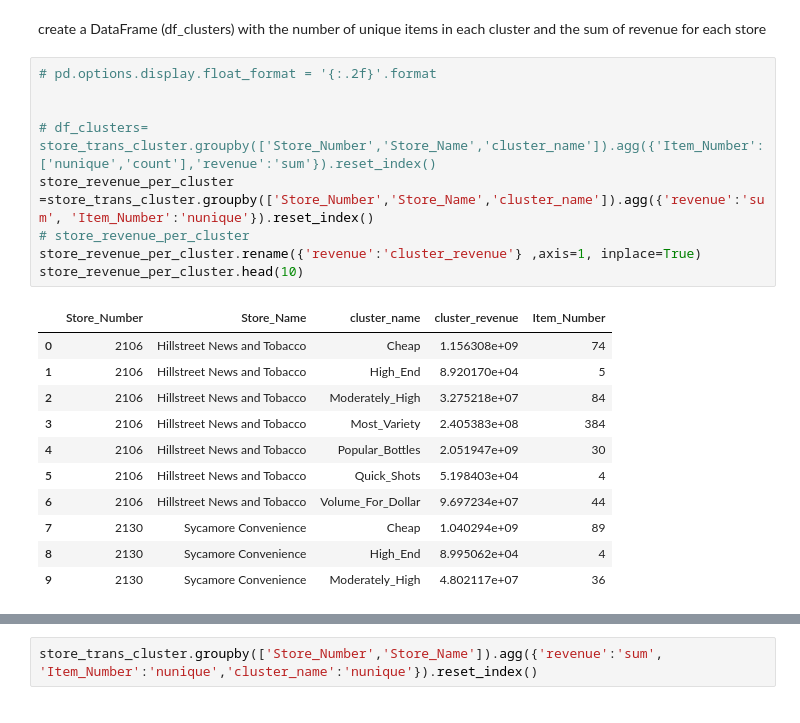
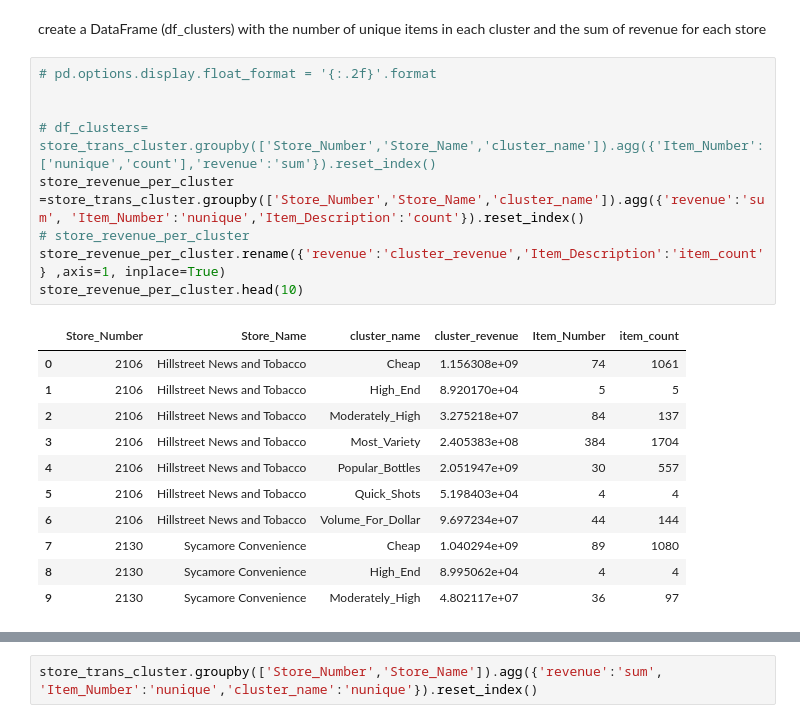
Before and after one commit to dgarbato/capstone, a Jupyter notebook: get store information on clusters.ipynb, the cells around one changed output, grey strips where cells are left out. Drawn from its saved outputs; the diff is of its cells as text.

```diff
--- a/get store information on clusters.ipynb
+++ b/get store information on clusters.ipynb
@@ -579,24 +578,24 @@ create a DataFrame (df_clusters) with the number of unique items in each cluster
 # %%
 # pd.options.display.float_format = '{:.2f}'.format
 
 
 # df_clusters=   store_trans_cluster.groupby(['Store_Number','Store_Name','cluster_name']).agg({'Item_Number':['nunique','count'],'revenue':'sum'}).reset_index()
-store_revenue_per_cluster =store_trans_cluster.groupby(['Store_Number','Store_Name','cluster_name']).agg({'revenue':'sum', 'Item_Number':'nunique'}).reset_index()
+store_revenue_per_cluster =store_trans_cluster.groupby(['Store_Number','Store_Name','cluster_name']).agg({'revenue':'sum', 'Item_Number':'nunique','Item_Description':'count'}).reset_index()
 # store_revenue_per_cluster
-store_revenue_per_cluster.rename({'revenue':'cluster_revenue'} ,axis=1, inplace=True)
+store_revenue_per_cluster.rename({'revenue':'cluster_revenue','Item_Description':'item_count'} ,axis=1, inplace=True)
 store_revenue_per_cluster.head(10)
 # %% [output]
-|  | Store_Number | Store_Name | cluster_name | cluster_revenue | Item_Number |
-| 0 | 2106 | Hillstreet News and Tobacco | Cheap | 1.156308e+09 | 74 |
-| 1 | 2106 | Hillstreet News and Tobacco | High_End | 8.920170e+04 | 5 |
-| 2 | 2106 | Hillstreet News and Tobacco | Moderately_High | 3.275218e+07 | 84 |
-| 3 | 2106 | Hillstreet News and Tobacco | Most_Variety | 2.405383e+08 | 384 |
-| 4 | 2106 | Hillstreet News and Tobacco | Popular_Bottles | 2.051947e+09 | 30 |
-| 5 | 2106 | Hillstreet News and Tobacco | Quick_Shots | 5.198403e+04 | 4 |
-| 6 | 2106 | Hillstreet News and Tobacco | Volume_For_Dollar | 9.697234e+07 | 44 |
-| 7 | 2130 | Sycamore Convenience | Cheap | 1.040294e+09 | 89 |
-| 8 | 2130 | Sycamore Convenience | High_End | 8.995062e+04 | 4 |
-| 9 | 2130 | Sycamore Convenience | Moderately_High | 4.802117e+07 | 36 |
+|  | Store_Number | Store_Name | cluster_name | cluster_revenue | Item_Number | item_count |
+| 0 | 2106 | Hillstreet News and Tobacco | Cheap | 1.156308e+09 | 74 | 1061 |
+| 1 | 2106 | Hillstreet News and Tobacco | High_End | 8.920170e+04 | 5 | 5 |
+| 2 | 2106 | Hillstreet News and Tobacco | Moderately_High | 3.275218e+07 | 84 | 137 |
+| 3 | 2106 | Hillstreet News and Tobacco | Most_Variety | 2.405383e+08 | 384 | 1704 |
+| 4 | 2106 | Hillstreet News and Tobacco | Popular_Bottles | 2.051947e+09 | 30 | 557 |
+| 5 | 2106 | Hillstreet News and Tobacco | Quick_Shots | 5.198403e+04 | 4 | 4 |
+| 6 | 2106 | Hillstreet News and Tobacco | Volume_For_Dollar | 9.697234e+07 | 44 | 144 |
+| 7 | 2130 | Sycamore Convenience | Cheap | 1.040294e+09 | 89 | 1080 |
+| 8 | 2130 | Sycamore Convenience | High_End | 8.995062e+04 | 4 | 4 |
+| 9 | 2130 | Sycamore Convenience | Moderately_High | 4.802117e+07 | 36 | 97 |
 # %%
 store_revenue_per_cluster.info()
 # %% [output]
```
Also changed, not shown: parts of 42 cells of this notebook, 8 other files.
